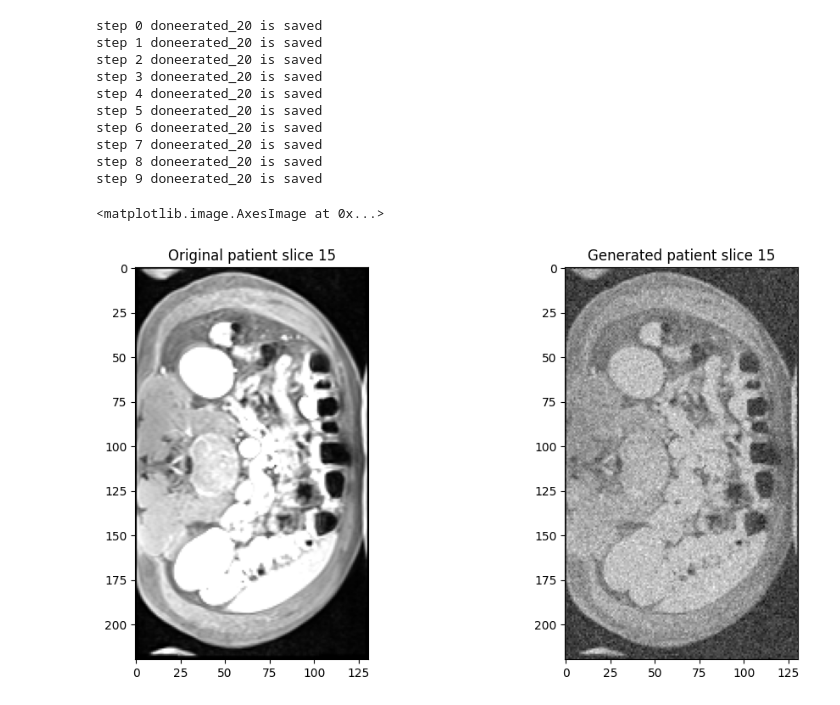
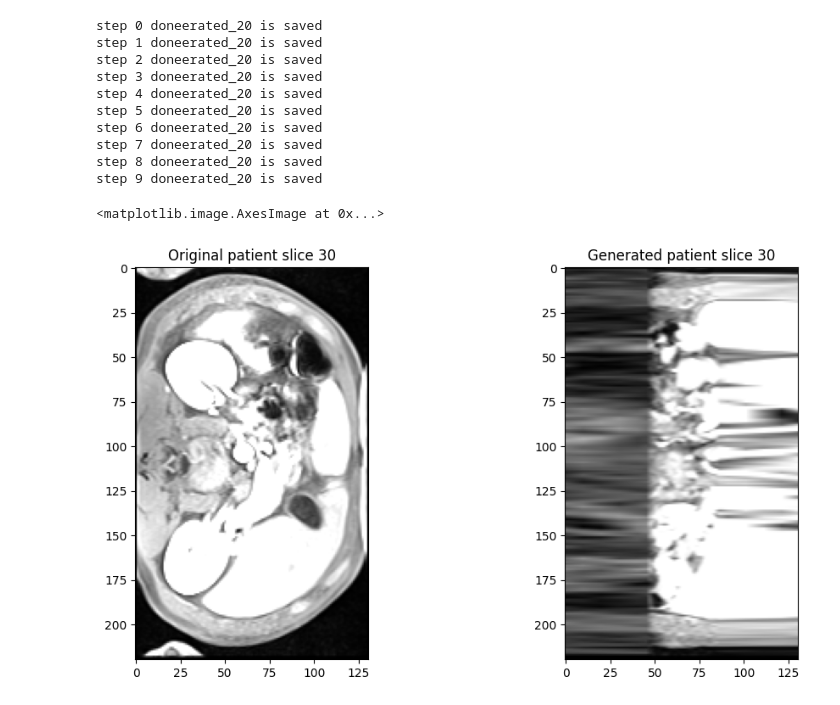
Before and after one commit to SokolovVP/LiverMeterApp, a Jupyter notebook: notebooks/data_augmentation.ipynb, the cells around one changed output. Saved outputs shown, nothing was run; the diff lists cells and outputs as text; code cells hidden in the pictures.

```diff
--- a/notebooks/data_augmentation.ipynb
+++ b/notebooks/data_augmentation.ipynb
@@ -135,17 +135,17 @@ generat_loader = DataLoader(generat_ds, batch_size=1)
 generat_patient = first(generat_loader)
 # %%
 import matplotlib.pyplot as plt
-number_slice = 15
+number_slice = 30
 plt.figure("display", (12, 6))
 plt.subplot(1, 2, 1)
 plt.title(f"Original patient slice {number_slice}")
 plt.imshow(original_patient["image"][0, 0, :, :, number_slice], cmap="gray")
 plt.subplot(1, 2, 2)
 plt.title(f"Generated patient slice {number_slice}")
 plt.imshow(generat_patient["image"][0, 0, :, :, number_slice], cmap="gray")
 # %% [output]
 <matplotlib.image.AxesImage at 0x...>
-[figure, old version]
+[figure, new version]
 # %%
 from glob import glob
 import os
```
Also changed, not shown: parts of 3 cells of this notebook.
